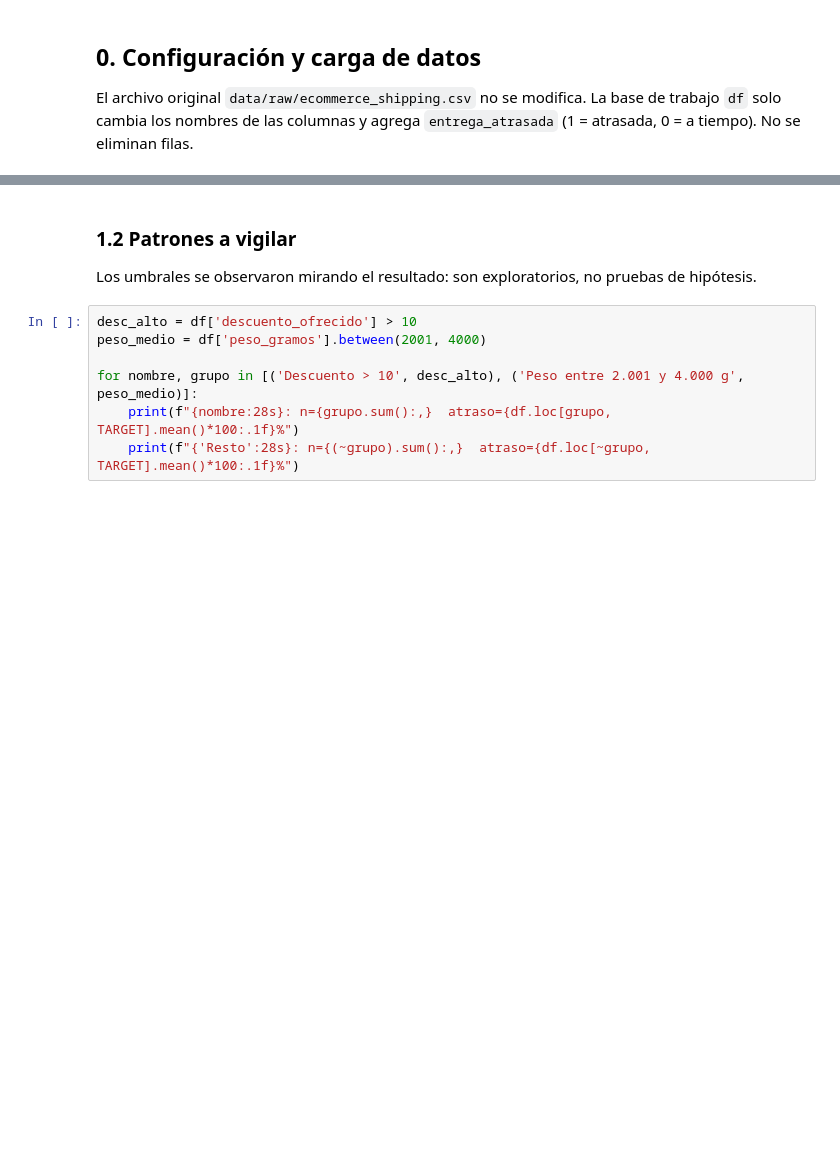
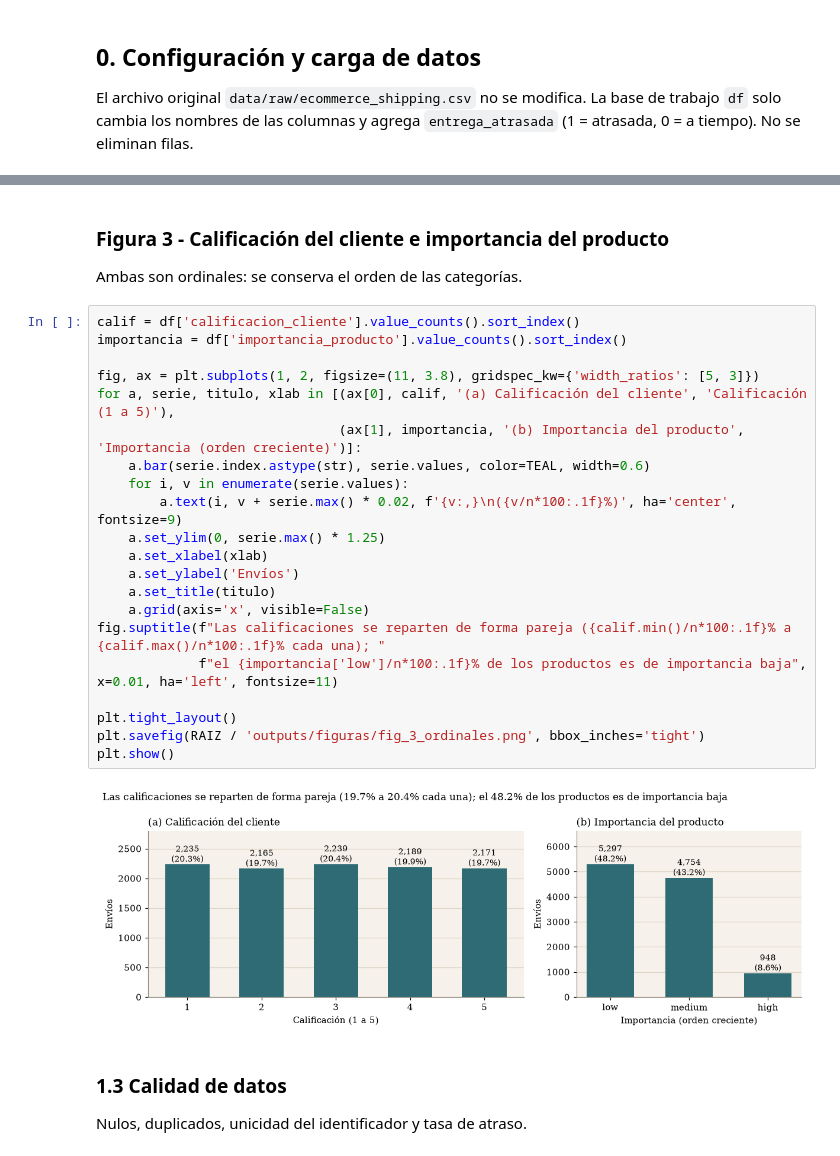
Before and after one commit to joserodriguezc/grupo_1_estadistica_computacional, a Jupyter notebook: notebooks/formativa_1.ipynb, the cells around one changed output, grey strips where cells are left out. Cells and saved outputs as stored; diff of their text form; blank space fills up the shorter version.

```diff
--- a/notebooks/formativa_1.ipynb
+++ b/notebooks/formativa_1.ipynb
@@ -65,10 +235,29 @@ print('Bodegas:', df['bloque_bodega'].value_counts().sort_index().to_dict())
+# %% [markdown]
+### Figura 3 - Calificación del cliente e importancia del producto
+Ambas son ordinales: se conserva el orden de las categorías.
+# %%
+calif = df['calificacion_cliente'].value_counts().sort_index()
+importancia = df['importancia_producto'].value_counts().sort_index()
+
+fig, ax = plt.subplots(1, 2, figsize=(11, 3.8), gridspec_kw={'width_ratios': [5, 3]})
+for a, serie, titulo, xlab in [(ax[0], calif, '(a) Calificación del cliente', 'Calificación (1 a 5)'),
+                               (ax[1], importancia, '(b) Importancia del producto', 'Importancia (orden creciente)')]:
+    a.bar(serie.index.astype(str), serie.values, color=TEAL, width=0.6)
+    for i, v in enumerate(serie.values):
+        a.text(i, v + serie.max() * 0.02, f'{v:,}\n({v/n*100:.1f}%)', ha='center', fontsize=9)
+    a.set_ylim(0, serie.max() * 1.25)
+    a.set_xlabel(xlab)
+    a.set_ylabel('Envíos')
+    a.set_title(titulo)
+    a.grid(axis='x', visible=False)
+fig.suptitle(f"Las calificaciones se reparten de forma pareja ({calif.min()/n*100:.1f}% a {calif.max()/n*100:.1f}% cada una); "
+             f"el {importancia['low']/n*100:.1f}% de los productos es de importancia baja", x=0.01, ha='left', fontsize=11)
+
+plt.tight_layout()
+plt.savefig(RAIZ / 'outputs/figuras/fig_3_ordinales.png', bbox_inches='tight')
+plt.show()
+# %% [output]
+[figure, added]
 # %% [markdown]
-### 1.2 Patrones a vigilar
-Los umbrales se observaron mirando el resultado: son exploratorios, no pruebas de hipótesis.
+### 1.3 Calidad de datos
+Nulos, duplicados, unicidad del identificador y tasa de atraso.
-# %%
-desc_alto = df['descuento_ofrecido'] > 10
-peso_medio = df['peso_gramos'].between(2001, 4000)
-
-for nombre, grupo in [('Descuento > 10', desc_alto), ('Peso entre 2.001 y 4.000 g', peso_medio)]:
-    print(f"{nombre:28s}: n={grupo.sum():,}  atraso={df.loc[grupo, TARGET].mean()*100:.1f}%")
-    print(f"{'Resto':28s}: n={(~grupo).sum():,}  atraso={df.loc[~grupo, TARGET].mean()*100:.1f}%")
```
Also changed, not shown: parts of 17 cells of this notebook, 11 other files.
